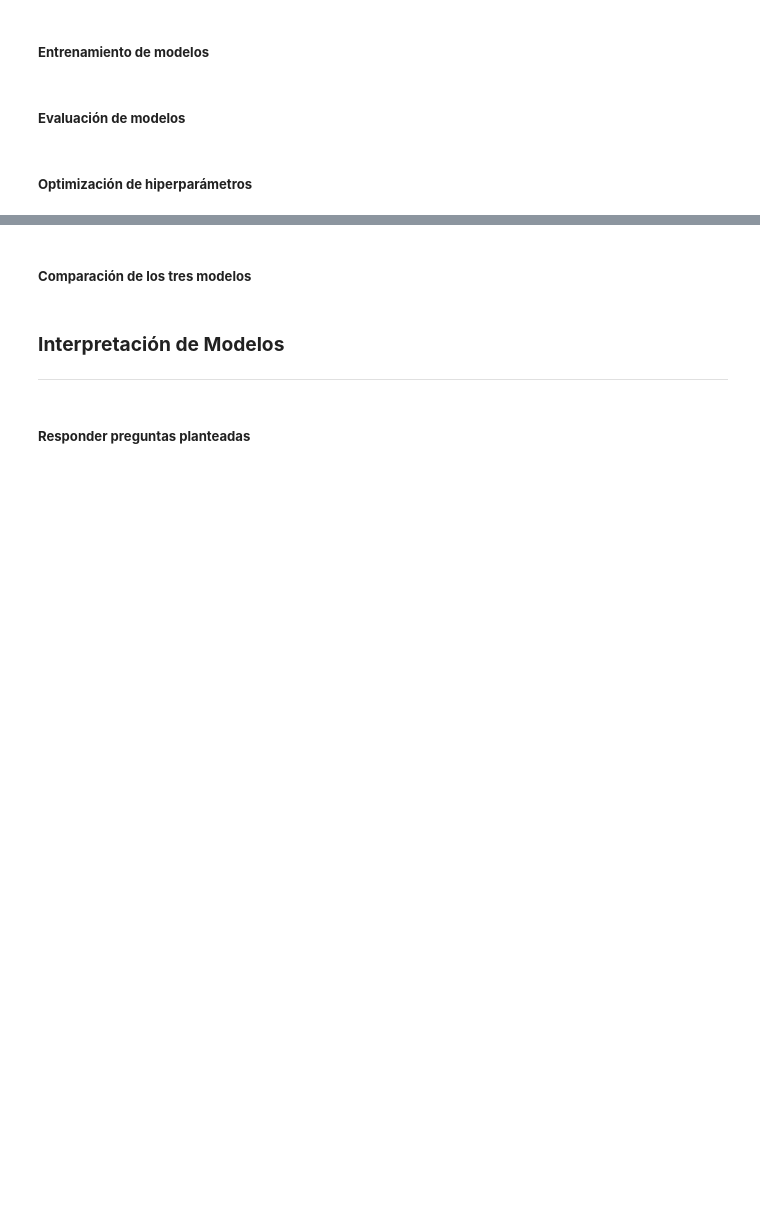
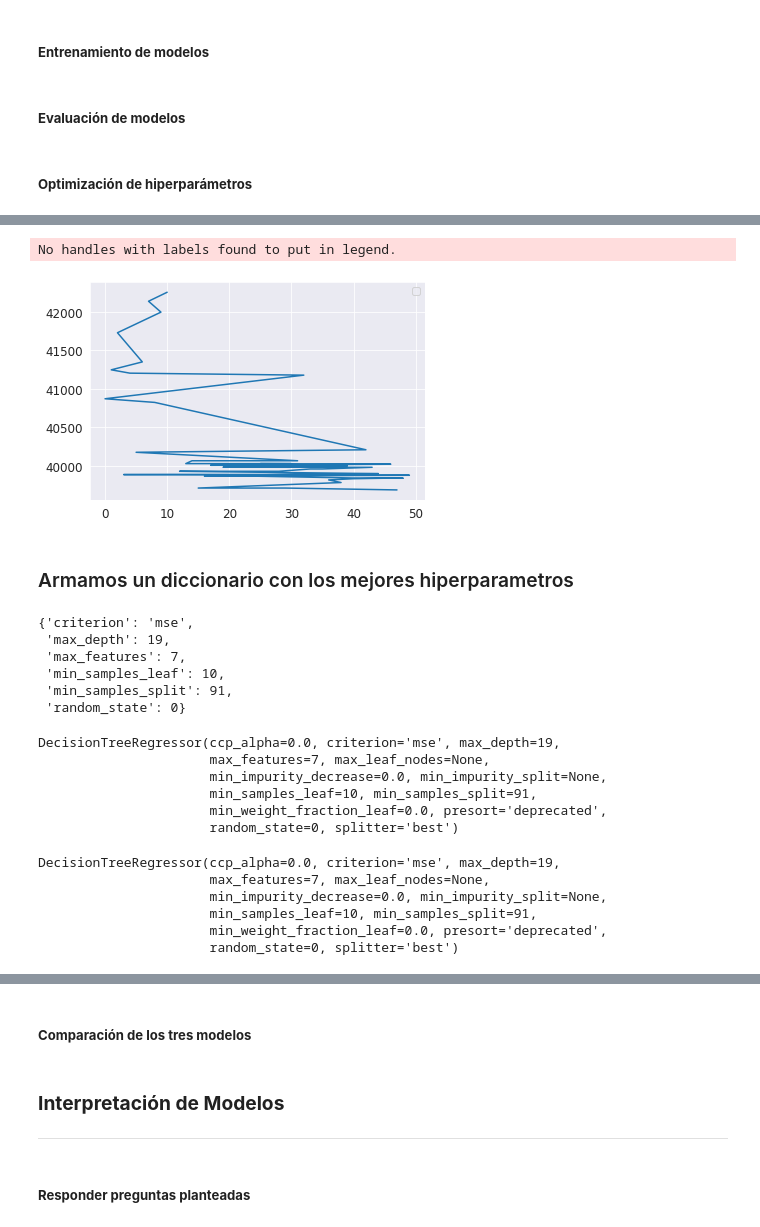
Before and after one commit to jmquintana/data_science_sprint_2, a Jupyter notebook: JoseQuintanaProyecto_2.ipynb, the cells around one changed output, grey strips where cells are left out. Drawn from its saved outputs; the diff is of its cells as text; code cells hidden in the pictures; blank space fills up the shorter version.

```diff
--- a/JoseQuintanaProyecto_2.ipynb
+++ b/JoseQuintanaProyecto_2.ipynb
@@ -1040,0 +1145,28 @@ res1
+# %%
+# 7) Ejecutamos la búsqueda de los hiperparámetros
+
+from skopt import gp_minimize, forest_minimize, dump
+# import joblib
+from tqdm.notebook import tqdm
+
+# Armamos una calse con tqdm para poder ver el progreso de la búsqueda
+class tqdm_skopt(object):
+    def __init__(self, **kwargs):
+        self._bar = tqdm(**kwargs)
+    def __call__(self, res):
+        self._bar.update()
+
+# Cantidad de iteraciones para la búsqueda (utilizar muchas, aqui usamos 50 solo por probar)
+cantidad_iteraciones = 50
+
+# Búsqueda
+res = gp_minimize(
+                    objective
+                    ,space
+                    ,n_calls = cantidad_iteraciones
+                    ,n_initial_points = int(round(cantidad_iteraciones*0.2)) # Cantidad de iteraciones iniciales random (20% es significativo, pero dando mucho espacio para que el algoritmo optimice)
+                    ,n_jobs=1
+                    ,random_state = 0
+                    ,verbose=1
+                    ,callback=[tqdm_skopt(total=cantidad_iteraciones, desc="Gaussian Process")]
+                    )
@@ -1040,0 +1324,11 @@ res1
+# %%
+df_vemos_que_paso = pd.DataFrame(res.x_iters)
+df_vemos_que_paso.columns = param_names
+df_vemos_que_paso['funcion_costo'] = res.func_vals
+df_vemos_que_paso['numero_de_iteracion'] = df_vemos_que_paso.reset_index()['index']
+df_vemos_que_paso['score_train'] = lista_train_scores_cv
+df_vemos_que_paso['score_test'] = lista_test_scores_cv
+df_vemos_que_paso['dif_train_test'] = df_vemos_que_paso['score_test'] - df_vemos_que_paso['score_train']
+df_vemos_que_paso['std_test'] = lista_test_std_cv
+df_vemos_que_paso.sort_values('funcion_costo', ascending=True, inplace=True)
+df_vemos_que_paso
@@ -1040,0 +1353,11 @@ res1
+# %%
+import matplotlib.pyplot as plt
+plt.plot(df_vemos_que_paso['numero_de_iteracion'], df_vemos_que_paso['funcion_costo'])
+
+plt.legend()
+plt.show()
+# %% [output]
+No handles with labels found to put in legend.
+[figure, added]
+# %% [markdown]
+### Armamos un diccionario con los mejores hiperparametros
@@ -1040,0 +1369,29 @@ res1
+# %%
+mejores_hp
+# %% [output]
+{'criterion': 'mse',
+ 'max_depth': 19,
+ 'max_features': 7,
+ 'min_samples_leaf': 10,
+ 'min_samples_split': 91,
+ 'random_state': 0}
+# %%
+# Colocamos esos mejores hiperparametros en nuestro modelo
+regressor.set_params(**mejores_hp)
+# %% [output]
+DecisionTreeRegressor(ccp_alpha=0.0, criterion='mse', max_depth=19,
+                      max_features=7, max_leaf_nodes=None,
+                      min_impurity_decrease=0.0, min_impurity_split=None,
+                      min_samples_leaf=10, min_samples_split=91,
+                      min_weight_fraction_leaf=0.0, presort='deprecated',
+                      random_state=0, splitter='best')
+# %%
+# Entrenamos ese arbol que ya tiene los hiperparametros correctos
+regressor.fit(X_train,y_train)
+# %% [output]
+DecisionTreeRegressor(ccp_alpha=0.0, criterion='mse', max_depth=19,
+                      max_features=7, max_leaf_nodes=None,
+                      min_impurity_decrease=0.0, min_impurity_split=None,
+                      min_samples_leaf=10, min_samples_split=91,
+                      min_weight_fraction_leaf=0.0, presort='deprecated',
+                      random_state=0, splitter='best')
```
Also changed, not shown: parts of 51 cells of this notebook.
